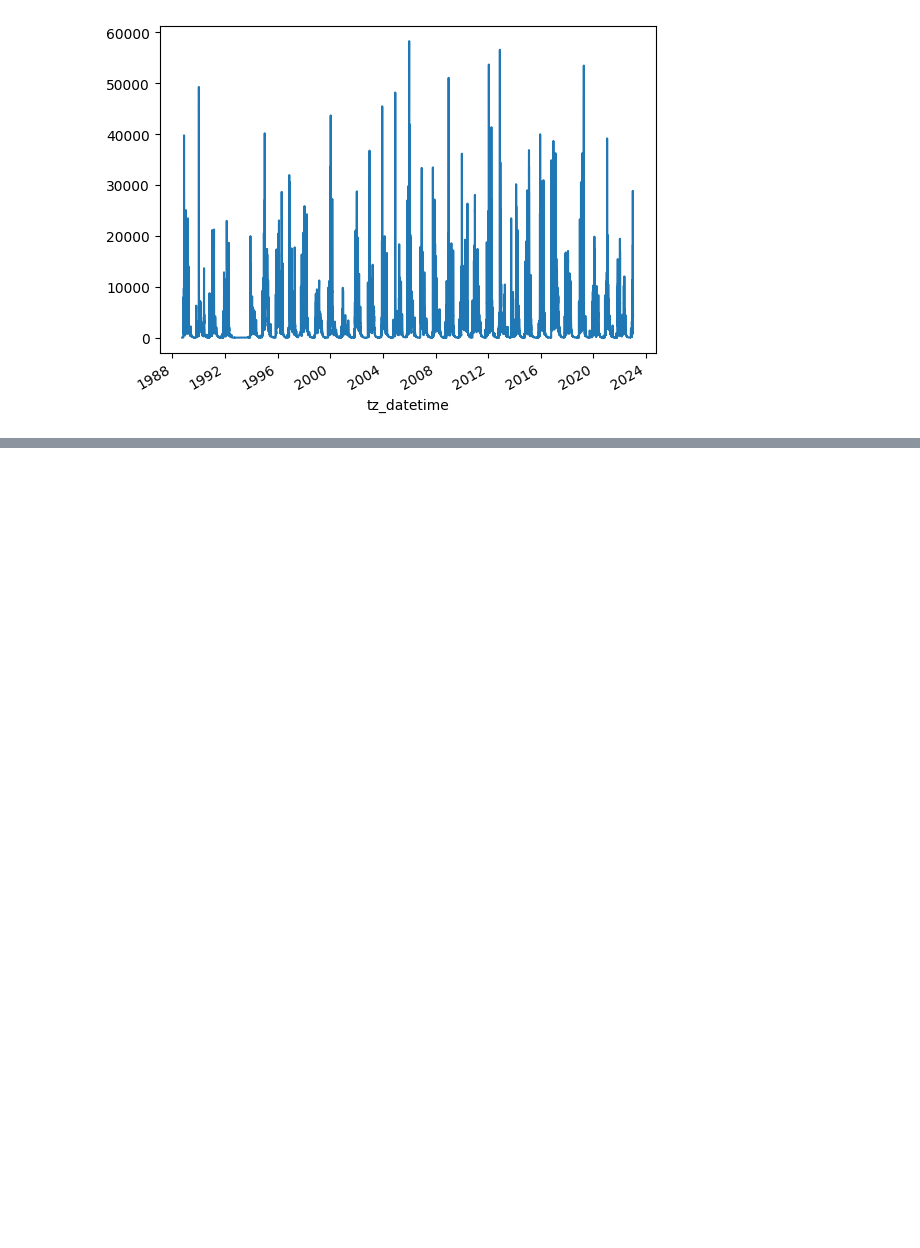
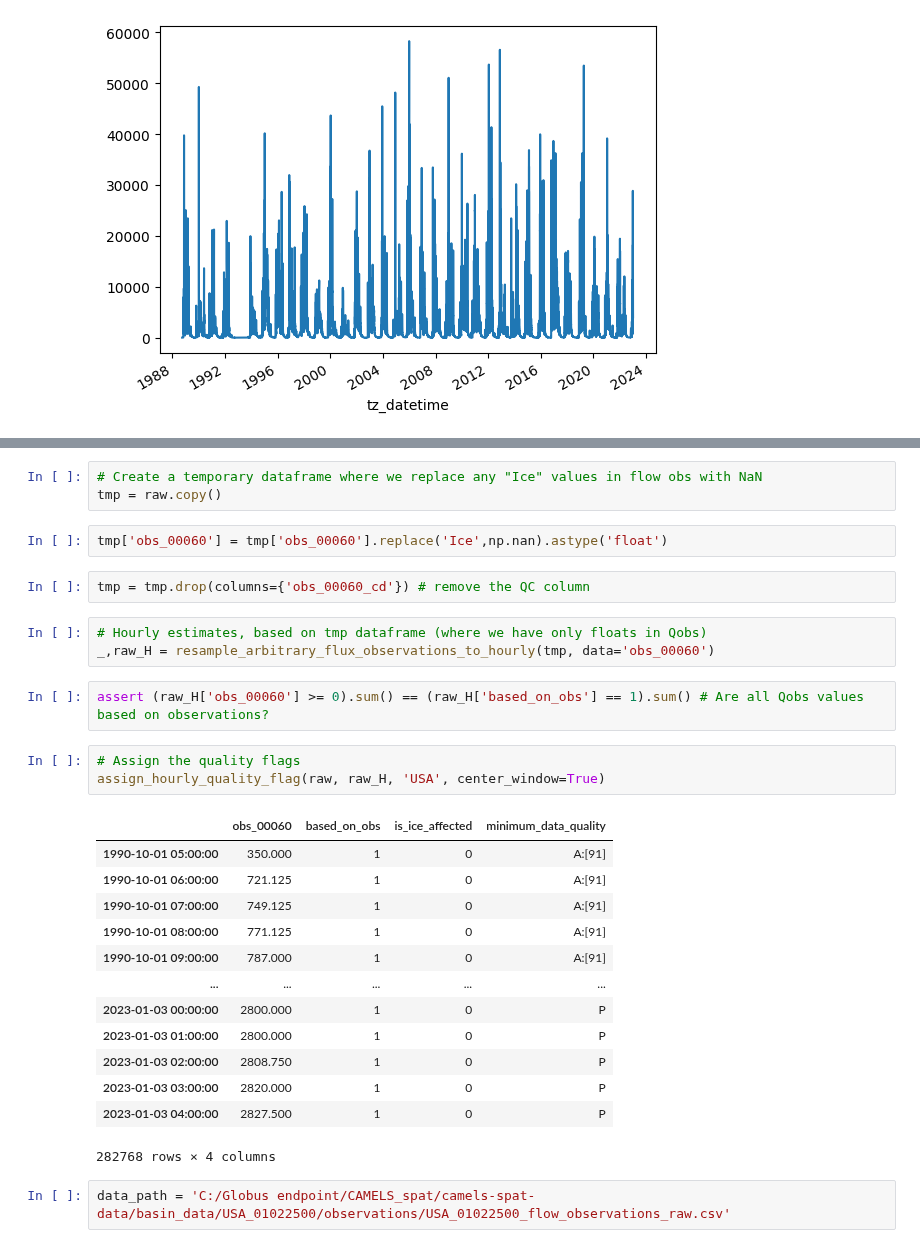
Before and after one commit to CH-Earth/camels_spat, a Jupyter notebook: 6_flow_data/99_resample_code_test_cases.ipynb, the cells around one changed output, grey strips where cells are left out. Saved outputs shown, nothing was run; the diff lists cells and outputs as text; blank space fills up the shorter version.

Commit message:
WIP: flow data processing

```diff
--- a/6_flow_data/99_resample_code_test_cases.ipynb
+++ b/6_flow_data/99_resample_code_test_cases.ipynb
@@ -516,0 +578,31 @@ raw_H
+# %%
+# Create a temporary dataframe where we replace any "Ice" values in flow obs with NaN
+tmp = raw.copy()
+# %%
+tmp['obs_00060'] = tmp['obs_00060'].replace('Ice',np.nan).astype('float')
+# %%
+tmp = tmp.drop(columns={'obs_00060_cd'}) # remove the QC column
+# %%
+# Hourly estimates, based on tmp dataframe (where we have only floats in Qobs)
+_,raw_H = resample_arbitrary_flux_observations_to_hourly(tmp, data='obs_00060')
+# %%
+assert (raw_H['obs_00060'] >= 0).sum() == (raw_H['based_on_obs'] == 1).sum() # Are all Qobs values based on observations?
+# %%
+# Assign the quality flags
+assign_hourly_quality_flag(raw, raw_H, 'USA', center_window=True)
+# %% [output]
+|  | obs_00060 | based_on_obs | is_ice_affected | minimum_data_quality |
+| 1990-10-01 05:00:00 | 350.000 | 1 | 0 | A:[91] |
+| 1990-10-01 06:00:00 | 721.125 | 1 | 0 | A:[91] |
+| 1990-10-01 07:00:00 | 749.125 | 1 | 0 | A:[91] |
+| 1990-10-01 08:00:00 | 771.125 | 1 | 0 | A:[91] |
+| 1990-10-01 09:00:00 | 787.000 | 1 | 0 | A:[91] |
+| ... | ... | ... | ... | ... |
+| 2023-01-03 00:00:00 | 2800.000 | 1 | 0 | P |
+| 2023-01-03 01:00:00 | 2800.000 | 1 | 0 | P |
+| 2023-01-03 02:00:00 | 2808.750 | 1 | 0 | P |
+| 2023-01-03 03:00:00 | 2820.000 | 1 | 0 | P |
+| 2023-01-03 04:00:00 | 2827.500 | 1 | 0 | P |
+282768 rows × 4 columns
+# %%
+data_path = 'C:/Globus endpoint/CAMELS_spat/camels-spat-data/basin_data/USA_01022500/observations/USA_01022500_flow_observations_raw.csv'
```
Also changed, not shown: parts of 21 cells of this notebook, 10 other files.
